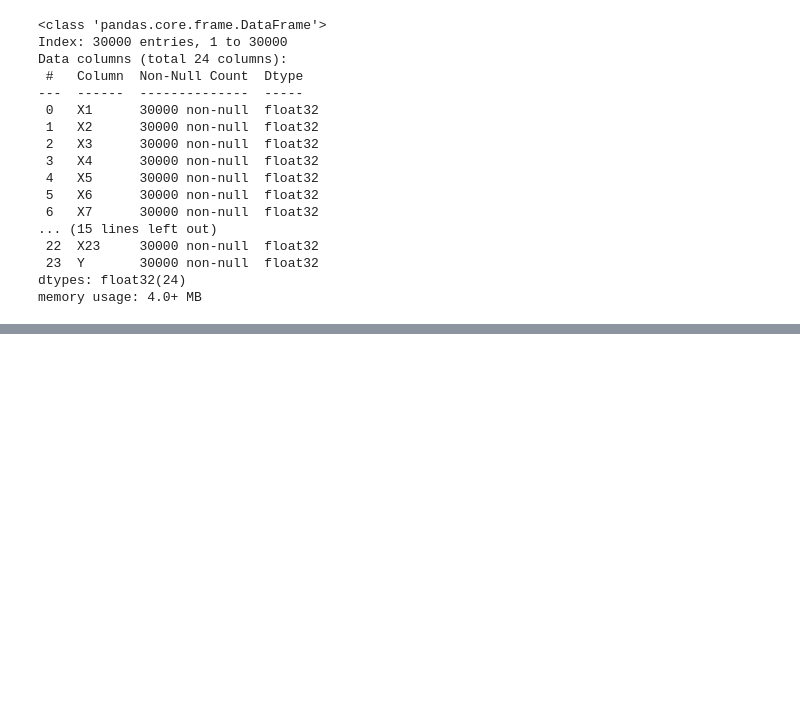
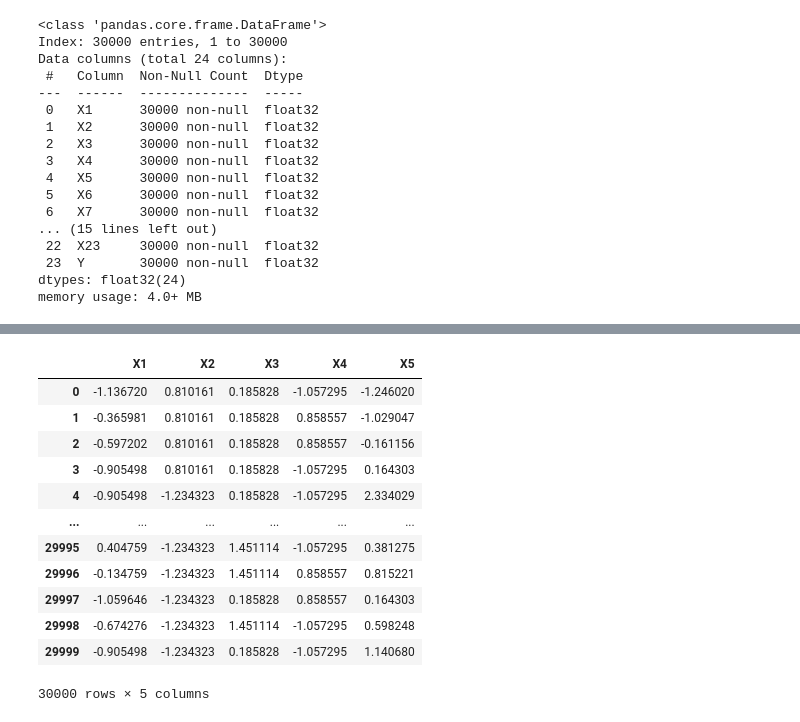
Before and after one commit to kbigdata0010/ml, a Jupyter notebook: 신용카드연체예측_PCA_regression.ipynb, the cells around one changed output, grey strips where cells are left out. Saved outputs shown, nothing was run; the diff lists cells and outputs as text; code cells hidden in the pictures; blank space fills up the shorter version.

```diff
--- a/신용카드연체예측_PCA_regression.ipynb
+++ b/신용카드연체예측_PCA_regression.ipynb
@@ -94,0 +132,16 @@ iris_features_pca = pca.transform(X_scaled)
+# %%
+X_scaled_df.iloc[:, :5]
+# %% [output]
+|  | X1 | X2 | X3 | X4 | X5 |
+| 0 | -1.136720 | 0.810161 | 0.185828 | -1.057295 | -1.246020 |
+| 1 | -0.365981 | 0.810161 | 0.185828 | 0.858557 | -1.029047 |
+| 2 | -0.597202 | 0.810161 | 0.185828 | 0.858557 | -0.161156 |
+| 3 | -0.905498 | 0.810161 | 0.185828 | -1.057295 | 0.164303 |
+| 4 | -0.905498 | -1.234323 | 0.185828 | -1.057295 | 2.334029 |
+| ... | ... | ... | ... | ... | ... |
+| 29995 | 0.404759 | -1.234323 | 1.451114 | -1.057295 | 0.381275 |
+| 29996 | -0.134759 | -1.234323 | 1.451114 | 0.858557 | 0.815221 |
+| 29997 | -1.059646 | -1.234323 | 0.185828 | 0.858557 | 0.164303 |
+| 29998 | -0.674276 | -1.234323 | 1.451114 | -1.057295 | 0.598248 |
+| 29999 | -0.905498 | -1.234323 | 0.185828 | -1.057295 | 1.140680 |
+30000 rows × 5 columns
```
Also changed, not shown: parts of 12 cells of this notebook, 2 other files.
